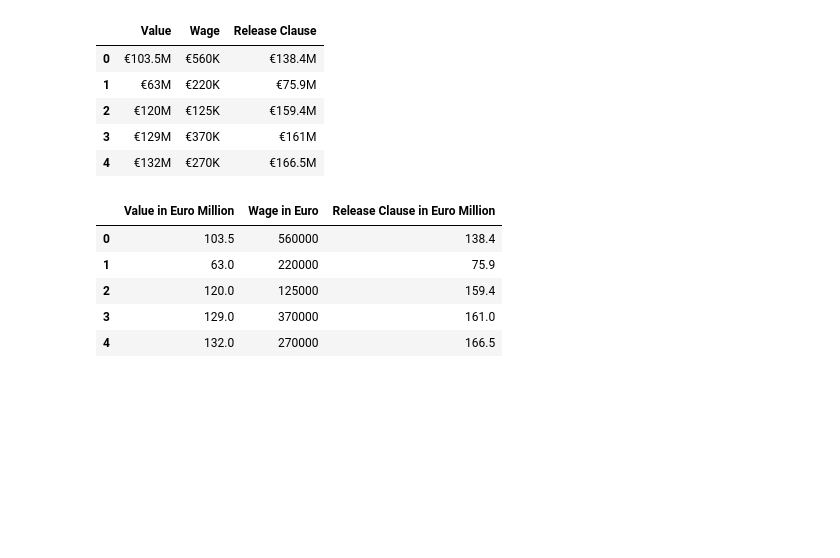
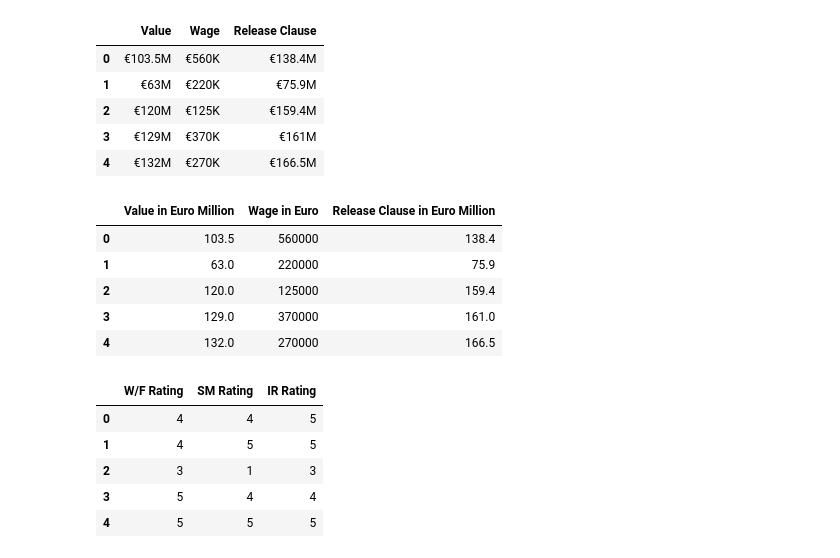
Before and after one commit to NhatNamPhan/ETL_MiniData, a Jupyter notebook: transform_data.ipynb, the cells around one changed output. Cells and saved outputs as stored; diff of their text form; code cells hidden in the pictures; blank space fills up the shorter version.

Commit message:
convert string and remove character start

```diff
--- a/transform_data.ipynb
+++ b/transform_data.ipynb
@@ -224,3 +225,21 @@ df[['Value in Euro Million', 'Wage in Euro', 'Release Clause in Euro Million']].
 | 2 | 120.0 | 125000 | 159.4 |
 | 3 | 129.0 | 370000 | 161.0 |
 | 4 | 132.0 | 270000 | 166.5 |
+# %%
+#Remove character '★' in columns W/f, SM, IR
+df['W/F'] = df['W/F'].str.replace('★','')
+df['SM'] = df['SM'].str.replace('★','')
+df['IR'] = df['IR'].str.replace('★','')
+df.rename(columns={
+    'W/F': 'W/F Rating',
+    'SM': 'SM Rating',
+    'IR': 'IR Rating'
+},inplace= True)
+df[['W/F Rating','SM Rating','IR Rating']].head()
+# %% [output]
+|  | W/F Rating | SM Rating | IR Rating |
+| 0 | 4 | 4 | 5 |
+| 1 | 4 | 5 | 5 |
+| 2 | 3 | 1 | 3 |
+| 3 | 5 | 4 | 4 |
+| 4 | 5 | 5 | 5 |
```
Also changed, not shown: parts of 1 cell of this notebook, 1 other file.
